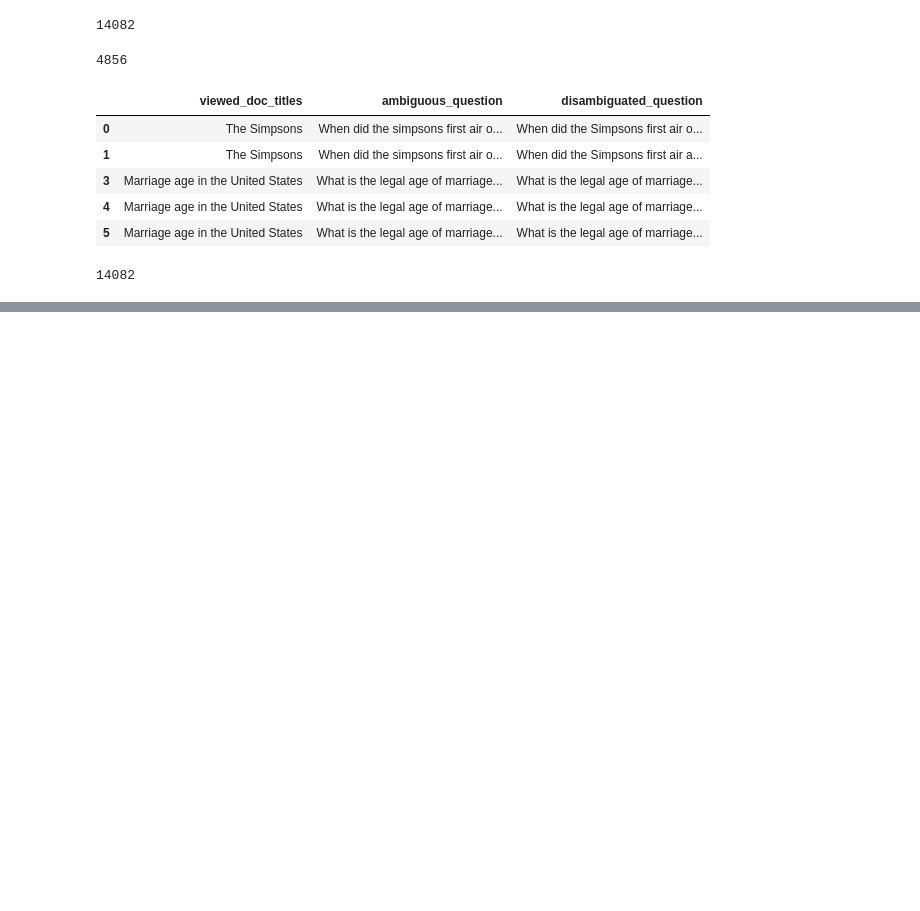
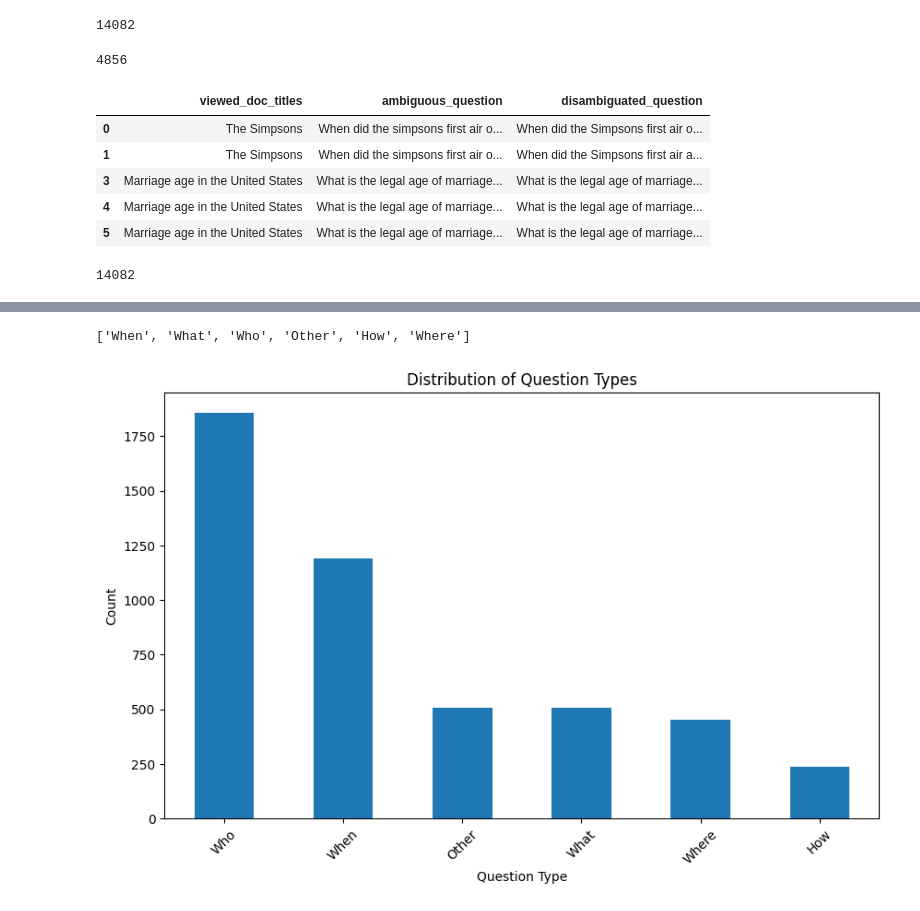
Before and after one commit to tmsavage/LGEN_Ambiguous_Queries, a Jupyter notebook: data_processing/Reformat_Data_LARGE.ipynb, the cells around one changed output, grey strips where cells are left out. Drawn from its saved outputs; the diff is of its cells as text; code cells hidden in the pictures; blank space fills up the shorter version.

Commit message:
created new train and test splits based on question type

```diff
--- a/data_processing/Reformat_Data_LARGE.ipynb
+++ b/data_processing/Reformat_Data_LARGE.ipynb
@@ -128,2 +134,16 @@ There are 4749 topics.
 # %%
+def catgorize_question_type(df):
+    # df['question_type'] = df['ambiguous_question'].str.split().str[0]
+    # return df
+
+    standard_types = ['Who', 'What', 'Where', 'When', 'How']
+
+    # Extract the first word and categorize
+    df['question_type'] = df['ambiguous_question'].str.split().str[0]
+    df['question_type'] = df['question_type'].apply(lambda x: x if x in standard_types else 'Other')
+
+    return df
+
+results_df = catgorize_question_type(ambiguous_train_LARGE_cleaned_df)
+results_df.head()
 # %% [output]
@@ -132,0 +156,6 @@ array(['The Simpsons', 'Marriage age in the United States',
+# %%
+results_df_copy = results_df.copy()
+results_df_copy = results_df_copy.drop(columns = 'disambiguated_question')
+results_df_copy = results_df_copy.drop_duplicates(subset='ambiguous_question')
+results_df_copy.head()
+# print(len(results_df_copy))
@@ -132,0 +169,22 @@ array(['The Simpsons', 'Marriage age in the United States',
+# %%
+list(results_df_copy['question_type'].unique())
+# print(ambiguous_train_LARGE_cleaned_df[ambiguous_train_LARGE_cleaned_df['question_type']=="Full"]['ambiguous_question'])
+# %% [output]
+['When', 'What', 'Who', 'Other', 'How', 'Where']
+# %%
+def plot_question_type_distribution(df):
+
+    question_type_counts = df['question_type'].value_counts()
+
+    # Plotting the bar graph
+    plt.figure(figsize=(10, 6))
+    question_type_counts.plot(kind='bar')
+    plt.title('Distribution of Question Types')
+    plt.xlabel('Question Type')
+    plt.ylabel('Count')
+    plt.xticks(rotation=45)
+    plt.show()
+
+plot_question_type_distribution(results_df_copy)
+# %% [output]
+[figure, added]
```
Also changed, not shown: parts of 12 cells of this notebook.
